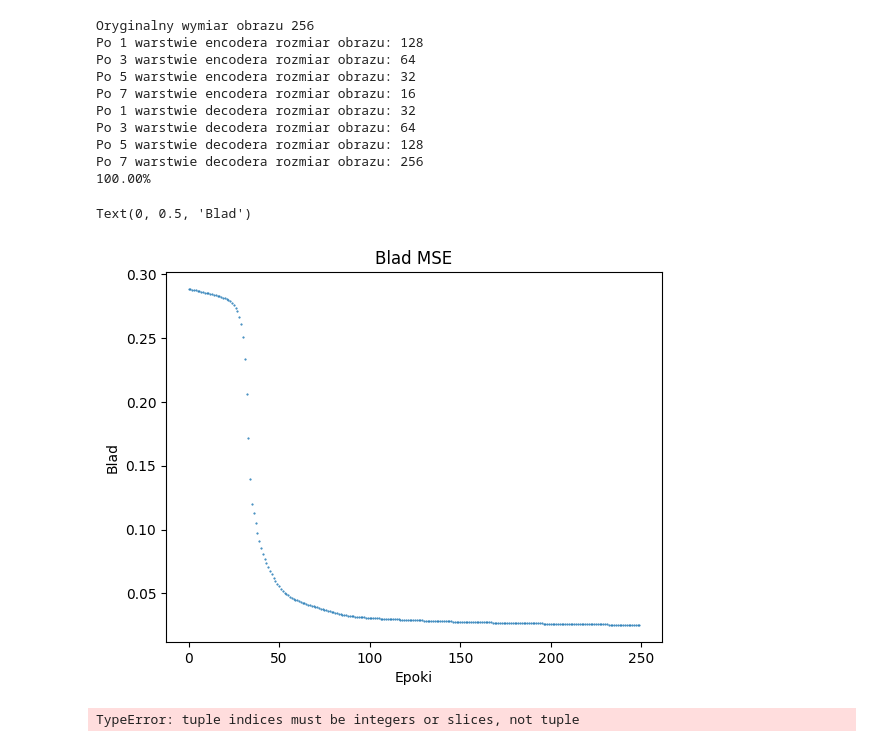
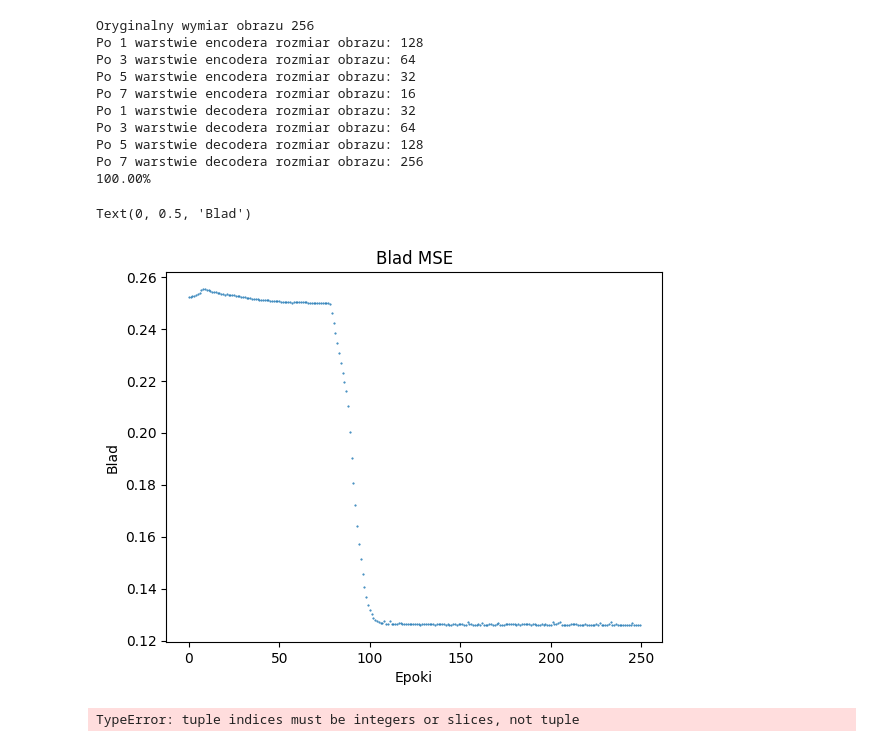
Before and after one commit to kluski777/Nadzorowany-projekt, a Jupyter notebook: data_and_encoder.ipynb, the cells around one changed output. Cells and saved outputs as stored; diff of their text form; code cells hidden in the pictures.

```diff
--- a/data_and_encoder.ipynb
+++ b/data_and_encoder.ipynb
@@ -27,3 +27,6 @@ images = torch.Tensor( np.array(images) )
 
 mask = torch.zeros_like( torch.Tensor(images.shape[:-1]) ).unsqueeze(3) # pierwsze 3 wymiary takie same tylko ostatni na 1 tak zeby go dodac jako dodatkowy do RGB
 images = torch.cat([images, mask], dim=-1) / 255. # maska i normalizacja
+
+if images.shape[1] == 256: # najpierw powinny isc kanaly na conva
+    images = images.permute(0, 3, 1, 2) # BATCH probek, kanaly, wysokosc, szerokosc
@@ -77,26 +99,23 @@ ax3.axis('off')
 # %%
-if images.shape[1] != 3: # najpierw powinny isc kanaly na conva
-    images = images.permute(0, 3, 1, 2) # N probek, kanaly, wysokosc, szerokosc
-
 class Autoencoder(nn.Module):
     def __init__(self, image_shape, lr):
         super().__init__()
 
-        in_channels = image_shape[0]
         kernel = 4
         padding = (kernel - 1) // 2
+        channels = [image_shape[0], 16, 32, 16, 1]
 
         self.encode = nn.Sequential(
-            nn.Conv2d(in_channels, 3, kernel_size=kernel, stride=2, padding=padding), nn.ReLU(),
-            nn.Conv2d(3, 3, kernel_size=kernel, stride=2, padding=padding), nn.ReLU(),
-            nn.Conv2d(3, 3, kernel_size=kernel, stride=2, padding=padding), nn.ReLU(),
-            nn.Conv2d(3, 3, kernel_size=kernel, stride=2, padding=padding), nn.ReLU(),
+            nn.Conv2d(channels[0], channels[1], kernel_size=kernel, stride=2, padding=padding), nn.ReLU(),
+            nn.Conv2d(channels[1], channels[2], kernel_size=kernel, stride=2, padding=padding), nn.ReLU(),
+            nn.Conv2d(channels[2], channels[3], kernel_size=kernel, stride=2, padding=padding), nn.ReLU(),
+            nn.Conv2d(channels[3], channels[4], kernel_size=kernel, stride=2, padding=padding), nn.ReLU(),
         )
         self.decode = nn.Sequential(
-            nn.ConvTranspose2d(3, 3, kernel_size=kernel, stride=2, padding=padding), nn.ReLU(),
-            nn.ConvTranspose2d(3, 3, kernel_size=kernel, stride=2, padding=padding), nn.ReLU(),
-            nn.ConvTranspose2d(3, 3, kernel_size=kernel, stride=2, padding=padding), nn.ReLU(),
-            nn.ConvTranspose2d(3, 3, kernel_size=kernel, stride=2, padding=padding), nn.ReLU(),
+            nn.ConvTranspose2d(channels[4], channels[3], kernel_size=kernel, stride=2, padding=padding), nn.ReLU(),
+            nn.ConvTranspose2d(channels[3], channels[2], kernel_size=kernel, stride=2, padding=padding), nn.ReLU(),
+            nn.ConvTranspose2d(channels[2], channels[1], kernel_size=kernel, stride=2, padding=padding), nn.ReLU(),
+            nn.ConvTranspose2d(channels[1], channels[0], kernel_size=kernel, stride=2, padding=padding), nn.ReLU(),
         )
 
         # liczenie rozmiarow po convach -
@@ -120,7 +139,7 @@ class Autoencoder(nn.Module):
 
 ENCODER_EPOCHS = 250
 BATCH_SIZE = 128
-autoencoder = Autoencoder(images.shape[1:], 1e-4)
+autoencoder = Autoencoder(images.shape[1:], 2.5e-4)
 loss_history = np.zeros(ENCODER_EPOCHS)
 
 if torch.cuda.is_available():
@@ -129,34 +148,38 @@ if torch.cuda.is_available():
 
 # trenowanie encodera
 for epoch in range(ENCODER_EPOCHS):
     print(f'\r{epoch / (ENCODER_EPOCHS - 1) * 100:.2f}%', end='', flush=True)
     for i in range(int(images.shape[0] / BATCH_SIZE)): # TODO na dataLoaderze to zrobic
         batch = images[i * BATCH_SIZE: (i+1) * BATCH_SIZE, :, : ,: ]
+        if i % 4 == 1:
+            batch = regular_cut(batch)
+        elif i % 4 == 3:
+            batch = irregular_cut(batch)
         autoencoder.zero_grad()
         image_reconstructed = autoencoder(batch)
         loss = autoencoder.loss(batch, image_reconstructed)
         loss.backward()
         autoencoder.optim.step()
 
         loss_history[epoch] = loss.item()
 
 plt.title('Blad MSE')
 plt.plot(loss_history, 'o', markersize=0.5)
 plt.xlabel('Epoki')
 plt.ylabel('Blad')
 # %% [output]
 Oryginalny wymiar obrazu 256
 Po 1 warstwie encodera rozmiar obrazu: 128
 Po 3 warstwie encodera rozmiar obrazu: 64
 Po 5 warstwie encodera rozmiar obrazu: 32
 Po 7 warstwie encodera rozmiar obrazu: 16
 Po 1 warstwie decodera rozmiar obrazu: 32
 Po 3 warstwie decodera rozmiar obrazu: 64
 Po 5 warstwie decodera rozmiar obrazu: 128
 Po 7 warstwie decodera rozmiar obrazu: 256
 100.00%
 Text(0, 0.5, 'Blad')
-[figure, old version]
+[figure, new version]
 # %%
 # %% [output]
 TypeError: tuple indices must be integers or slices, not tuple
```
Also changed, not shown: parts of 2 cells of this notebook.
